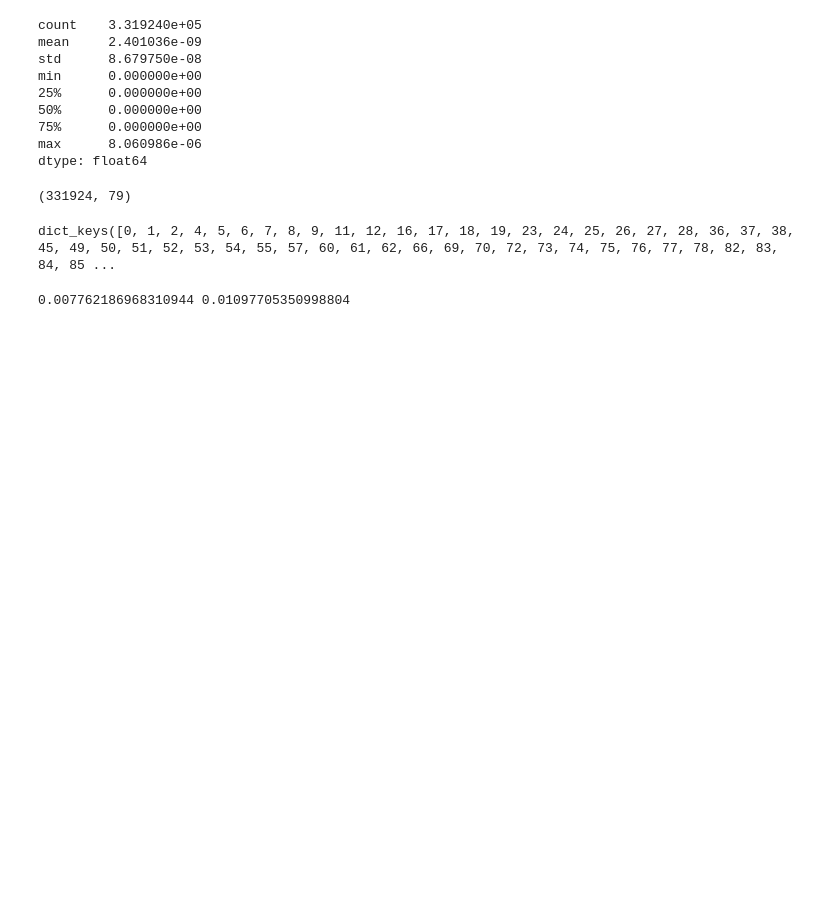
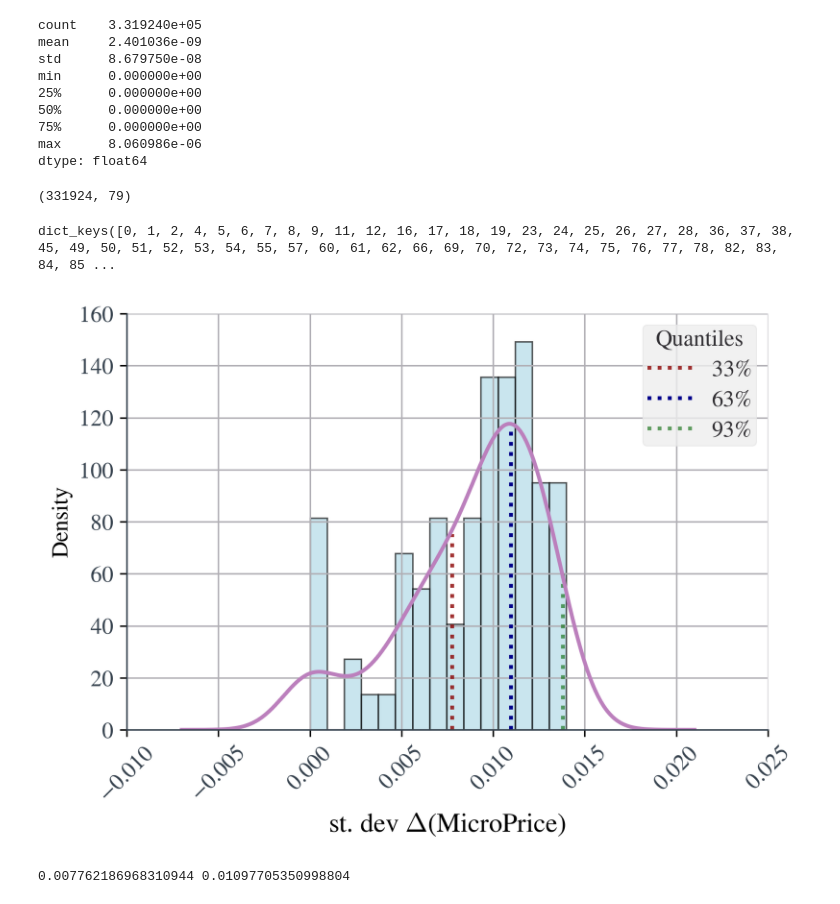
Before and after one commit to andreas-koukorinis/PaperCode, a Jupyter notebook: stylised_facts/Notebooks/regime-mfdfa.ipynb, the cells around one changed output. Saved outputs shown, nothing was run; the diff lists cells and outputs as text; code cells hidden in the pictures; blank space fills up the shorter version.

```diff
--- a/stylised_facts/Notebooks/regime-mfdfa.ipynb
+++ b/stylised_facts/Notebooks/regime-mfdfa.ipynb
@@ -152,9 +150,9 @@ for idx in range(0, len(bar_mfdfa_files)):
 
     barIdxMfdfaFileLoc = os.path.join(symbol_path, bar_mfdfa_files[idx]) # location of file for symbol/bar combination
     pkl_dict = pd.read_pickle(barIdxMfdfaFileLoc) # read the pickle file
-    keys = sorted(list(pd.read_pickle(barIdxMfdfaFileLoc).keys())) # get out all the keys
+    pkl_dict_keys = sorted(list(pkl_dict.keys())) # get out all the keys- but its really bars
 
-    bar = list(set(keys).difference(set(micro_variables)))[0] # get out the bar-choice
+    bar = list(set(pkl_dict_keys).difference(set(micro_variables)))[0] # get out the bar-choice
 
     gk_vol_dict[idx][bar] = pkl_dict['gk_vol'] # get the vol
     median_traded_volume_dict[idx][bar] = pkl_dict['median_traded_volume'] #get the volume
@@ -204,11 +201,22 @@ micro_price_change = dict()
 mfSpect_bar_choice = dict()
 alpha_bar_choice = dict()
 gk_vol = dict()
+n_F_bar_choice =dict()
+tau_bar_choice = dict()
+list_H_intercept_bar_choice = dict()
+list_H_bar_choice = dict()
+median_traded_volume_choice = dict()
+arrival_rates_choice = dict()
 
-
-for f in dollar_all_indices:
+for f in dollar_all_indices: #picking one index!
 
     micro_price_change[f] = d[f][str(bar)]
     mfSpect_bar_choice[f] = mfSpect_dict[f][str(bar)]
     alpha_bar_choice[f] = alpha_dict[f][str(bar)]
+    n_F_bar = n_F_dict[f][str(bar)]
     gk_vol[f] = gk_vol_dict[f][str(bar)]
+    tau_bar_choice[f] = tau_dict[f][str(bar)]
+    list_H_intercept_bar_choice[f] = list_H_intercept_dict[f][str(bar)]
+    list_H_bar_choice[f] = list_H_dict[f][str(bar)]
+    arrival_rates_choice[f] = arrival_rates_dict[f][str(bar)]
+    median_traded_volume_choice[f] =median_traded_volume_dict[f][str(bar)]
@@ -240,6 +256,46 @@ std= mpc_df.std(axis=0)
 std_df['std'] = std
 first_regime = np.quantile(std, 0.33) # thresholds based on the definition of a median
 second_regime = np.quantile(std, 0.66)
+# %%
+plt.rcParams['font.sans-serif'] = 'Helvetica'
+plt.rcParams['axes.edgecolor']='#333F4B'
+plt.rcParams['axes.linewidth']=0.8
+plt.rcParams['xtick.color']='#333F4B'
+plt.rcParams['ytick.color']='#333F4B'
+
+fig, ax = plt.subplots(figsize = (6,4))
+
+# Plots #
+    # Plot histogram
+_=std.plot(kind = "hist", density = True, bins = 15, color='lightblue', alpha=0.65, label="") # change density to true, because KDE uses density
+    # Plot KDE
+# _=std.plot(kind = "kde", color='darkred')
+
+# Calculate percentiles
+quant_5, quant_33, quant_66, quant_99 = std.quantile(0.05), std.quantile(0.33), std.quantile(0.66), std.quantile(0.99)
+
+# [quantile, opacity, length]
+quants = [ [quant_33, 0.8, 0.47, 'darkred', '33%'], [quant_66, 1, 0.73, 'darkblue','63%'], [quant_99, 0.6, 0.39, 'darkgreen','93%']]
+labels = ['33%', '66%', '99%']
+#[quant_5, 0.6, 0.13],
+# Plot the lines with a loop
+for i in quants:
+    ax.axvline(i[0], alpha = i[1], ymax = i[2], linestyle = ":", color =i[3], label = i[4])
+
+plt.style.use("bmh")
+# Later in the code
+ax.grid(False)
+_=std.plot(kind = "kde",label="")
+
+ax.tick_params(axis='x', labelrotation = 45)
+plt.xticks(fontsize=12)
+plt.yticks(fontsize=12)
+_=ax.set_xlabel('st. dev $\\Delta$(MicroPrice)', fontsize= 14)
+_=plt.legend(title='Quantiles', fontsize=12)
+file_name = str(symbol)+'_'+str(bar)+'_std_regimes.png'
+plt.savefig(os.path.join(figuresDestination,file_name))
+# %% [output]
+[figure, added]
 # %%
 print(first_regime, second_regime)
 # %% [output]
```
Also changed, not shown: parts of 58 cells of this notebook, 3 other files.
